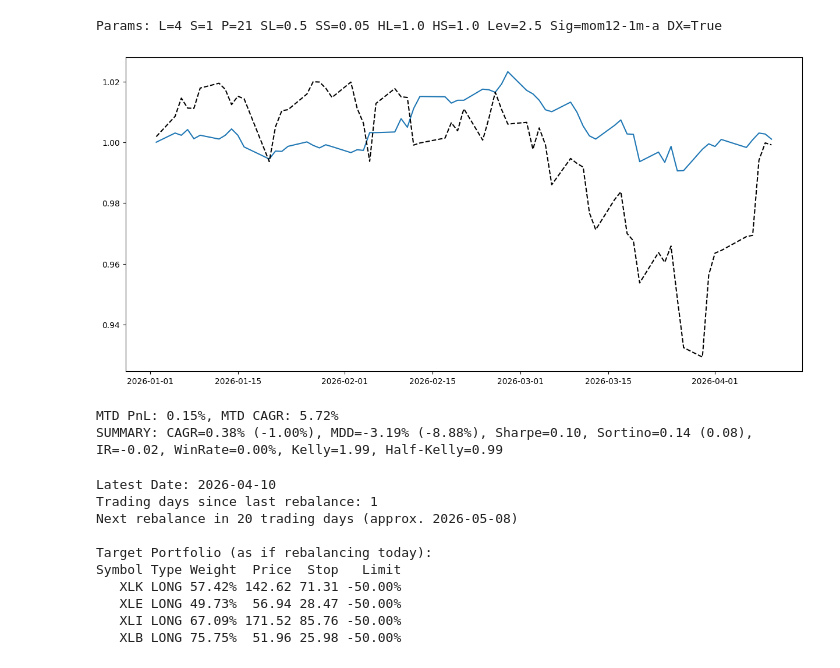
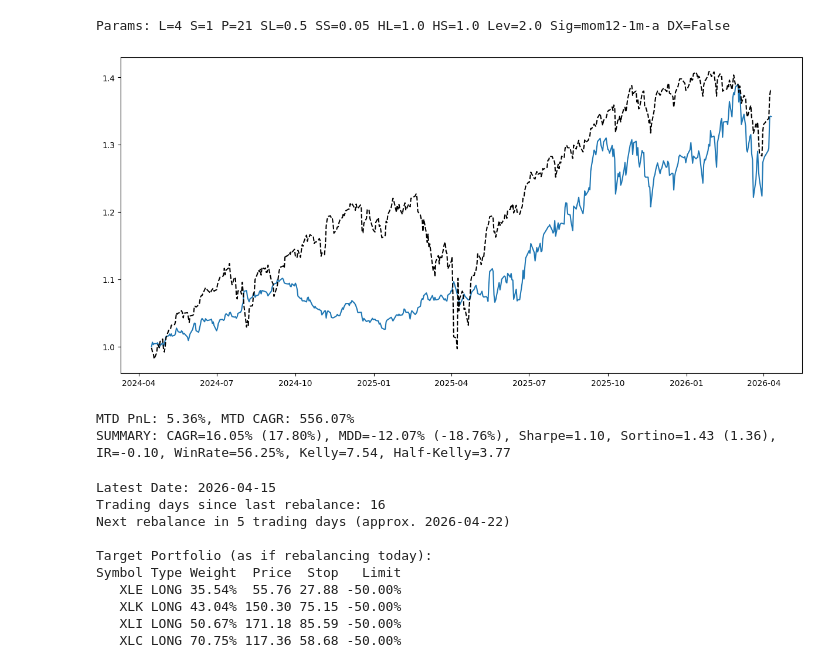
Before and after one commit to flanfly/studies, a Jupyter notebook: sector-rotation.ipynb, the cells around one changed output. Drawn from its saved outputs; the diff is of its cells as text; code cells hidden in the pictures.

Commit message:
sector-rotation: tweak parameters

```diff
--- a/sector-rotation.ipynb
+++ b/sector-rotation.ipynb
@@ -6,14 +6,14 @@ stop_long = "0.5"
 stop_short = "0.05"
 hard_stop_long = "1"
 hard_stop_short = "1"
-leverage = "2.5"
+leverage = "2"
 # mom1m, mom2m, mom3m, mom6m, mom12m, mom12-1m-a, mom12-1m-b
 signal = "mom12-1m-a"
 gate = "mom12m-andor-6m"
 variant_name = "default"
-daily_exit = "True"
+daily_exit = "False"
 show_figs = "True"
-use_live_data = "False"
+use_live_data = "True"
 # %%
 import polars as pl
 import numpy as np
@@ -132,7 +132,7 @@ if use_live_data_param:
                 "IEF",
             ],
             f.name,
-            "ytd",
+            "2y",
         )
         df = pl.read_parquet(f.name)
 else:
@@ -577,37 +577,37 @@ tdf = pd.DataFrame(trades)
 wr = len(tdf[tdf["profit"] > 0]) / len(tdf) if len(tdf) > 0 else 0
 
 # MTD stats
 last_date_local = df["date"].max()
 last_month = last_date_local.month
 last_year = last_date_local.year
 mtd_perf = df_perf.filter(
     (pl.col("date").dt.month() == last_month) & (pl.col("date").dt.year() == last_year)
 )
 if len(mtd_perf) > 0:
     mtd_pnl = (mtd_perf["ret"] + 1).product() - 1
     # Annualized MTD return using trading days (approx 252 per year)
     num_trading_days_mtd = len(mtd_perf)
     mtd_cagr = (
         (1 + mtd_pnl) ** (252 / num_trading_days_mtd) - 1
         if num_trading_days_mtd > 0
         else 0
     )
     print(f"MTD PnL: {mtd_pnl:.2%}, MTD CAGR: {mtd_cagr:.2%}")
 
 print(
     f"SUMMARY: CAGR={c:.2%} ({c_spy:.2%}), MDD={m:.2%} ({m_spy:.2%}), Sharpe={s:.2f}, Sortino={sortino:.2f} ({sortino_spy:.2f}), IR={i:.2f}, WinRate={wr:.2%}, Kelly={kelly:.2f}, Half-Kelly={half_kelly:.2f}"
 )
 
 sb.glue("cagr", float(c))
 sb.glue("maxdd", float(m))
 sb.glue("sortino", float(sortino))
 sb.glue("sharpe", float(s))
 sb.glue("win_rate", float(wr))
 # %% [output]
-Params: L=4 S=1 P=21 SL=0.5 SS=0.05 HL=1.0 HS=1.0 Lev=2.5 Sig=mom12-1m-a DX=True
+Params: L=4 S=1 P=21 SL=0.5 SS=0.05 HL=1.0 HS=1.0 Lev=2.0 Sig=mom12-1m-a DX=False
-[figure, old version]
+[figure, new version]
-MTD PnL: 0.15%, MTD CAGR: 5.72%
-SUMMARY: CAGR=0.38% (-1.00%), MDD=-3.19% (-8.88%), Sharpe=0.10, Sortino=0.14 (0.08), IR=-0.02, WinRate=0.00%, Kelly=1.99, Half-Kelly=0.99
+MTD PnL: 5.36%, MTD CAGR: 556.07%
+SUMMARY: CAGR=16.05% (17.80%), MDD=-12.07% (-18.76%), Sharpe=1.10, Sortino=1.43 (1.36), IR=-0.10, WinRate=56.25%, Kelly=7.54, Half-Kelly=3.77
 # %%
 # Latest Portfolio
 last_date = df["date"].max()
@@ -726,13 +726,13 @@ if len(selected) > 0:
 else:
     print("No symbols selected for portfolio.")
 # %% [output]
-Latest Date: 2026-04-10
-Trading days since last rebalance: 1
-Next rebalance in 20 trading days (approx. 2026-05-08)
+Latest Date: 2026-04-15
+Trading days since last rebalance: 16
+Next rebalance in 5 trading days (approx. 2026-04-22)
 
 Target Portfolio (as if rebalancing today):
 Symbol Type Weight  Price  Stop   Limit
-   XLK LONG 57.42% 142.62 71.31 -50.00%
-   XLE LONG 49.73%  56.94 28.47 -50.00%
-   XLI LONG 67.09% 171.52 85.76 -50.00%
-   XLB LONG 75.75%  51.96 25.98 -50.00%
+   XLE LONG 35.54%  55.76 27.88 -50.00%
+   XLK LONG 43.04% 150.30 75.15 -50.00%
+   XLI LONG 50.67% 171.18 85.59 -50.00%
+   XLC LONG 70.75% 117.36 58.68 -50.00%
```
Also changed, not shown: 1 other file.
